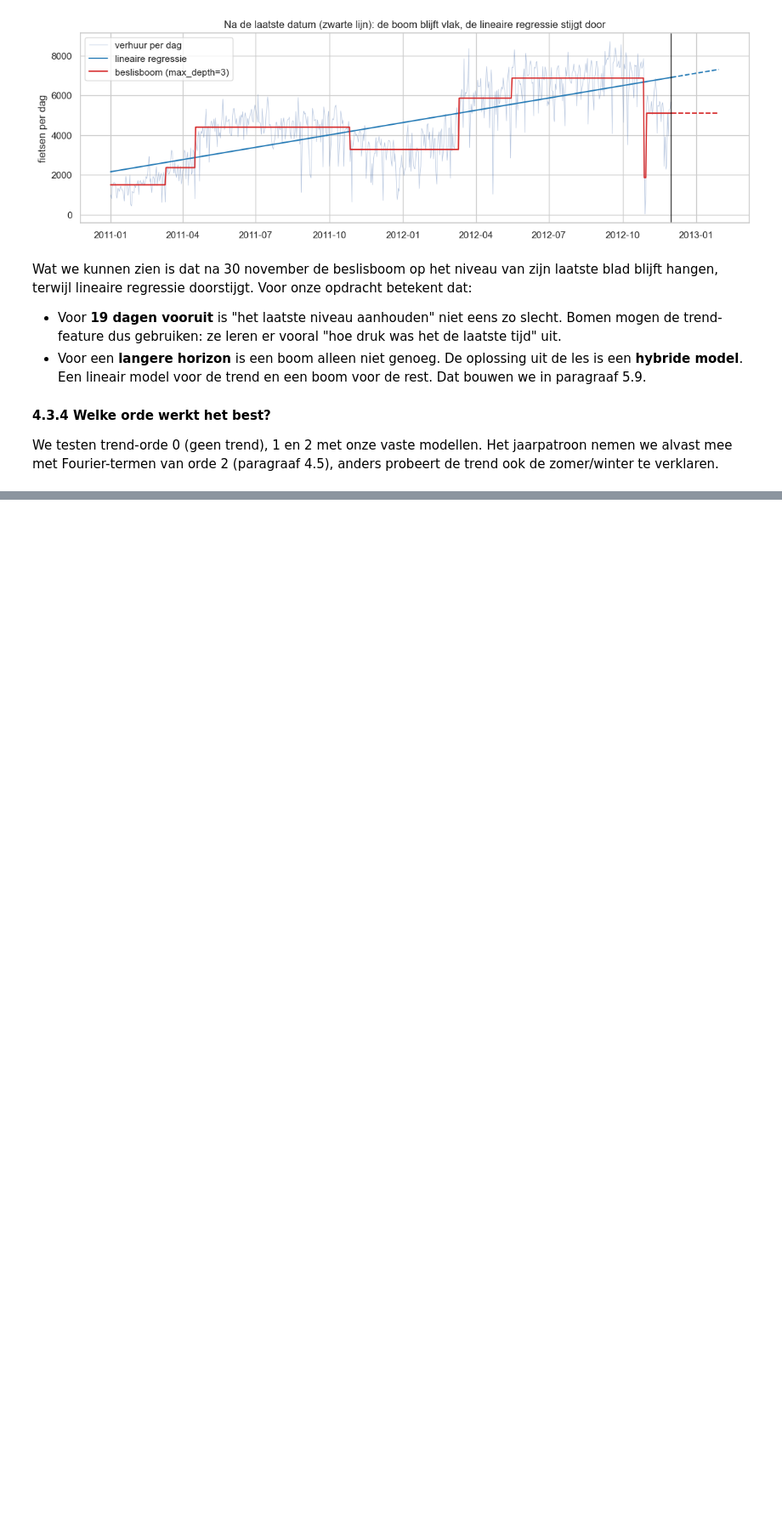
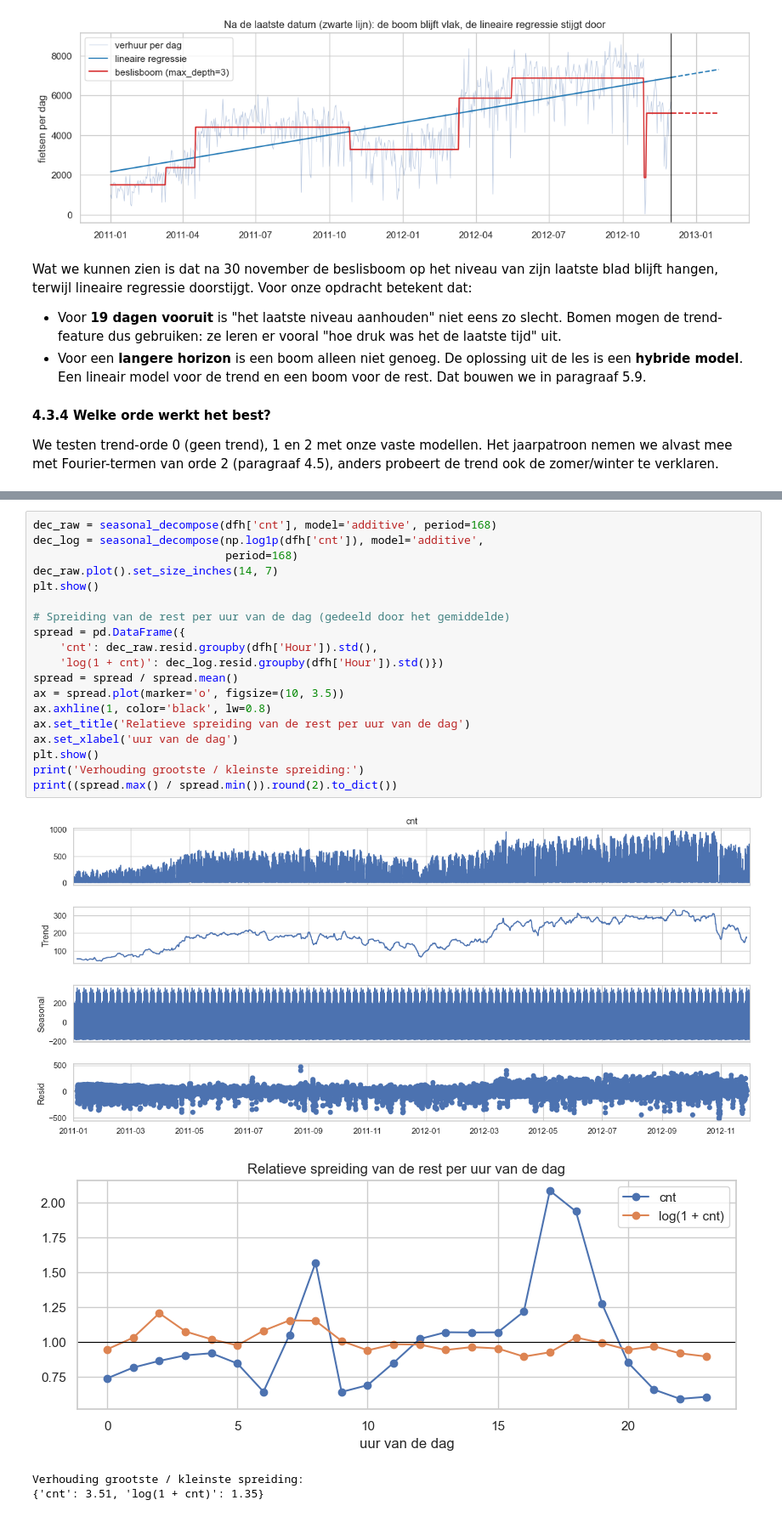
Before and after one commit to AlishaSR2k5/verhuuraantallen-voorspellen, a Jupyter notebook: notebook.ipynb, the cells around one changed output, grey strips where cells are left out. Shown at 85% size. Drawn from its saved outputs; the diff is of its cells as text; blank space fills up the shorter version.

```diff
--- a/notebook.ipynb
+++ b/notebook.ipynb
@@ -1297,0 +1429,24 @@ anders probeert de trend ook de zomer/winter te verklaren.
+# %%
+dec_raw = seasonal_decompose(dfh['cnt'], model='additive', period=168)
+dec_log = seasonal_decompose(np.log1p(dfh['cnt']), model='additive',
+                             period=168)
+dec_raw.plot().set_size_inches(14, 7)
+plt.show()
+
+# Spreiding van de rest per uur van de dag (gedeeld door het gemiddelde)
+spread = pd.DataFrame({
+    'cnt': dec_raw.resid.groupby(dfh['Hour']).std(),
+    'log(1 + cnt)': dec_log.resid.groupby(dfh['Hour']).std()})
+spread = spread / spread.mean()
+ax = spread.plot(marker='o', figsize=(10, 3.5))
+ax.axhline(1, color='black', lw=0.8)
+ax.set_title('Relatieve spreiding van de rest per uur van de dag')
+ax.set_xlabel('uur van de dag')
+plt.show()
+print('Verhouding grootste / kleinste spreiding:')
+print((spread.max() / spread.min()).round(2).to_dict())
+# %% [output]
+[figure, added]
+[figure, added]
+Verhouding grootste / kleinste spreiding:
+{'cnt': 3.51, 'log(1 + cnt)': 1.35}
```
Also changed, not shown: parts of 8 cells of this notebook.
